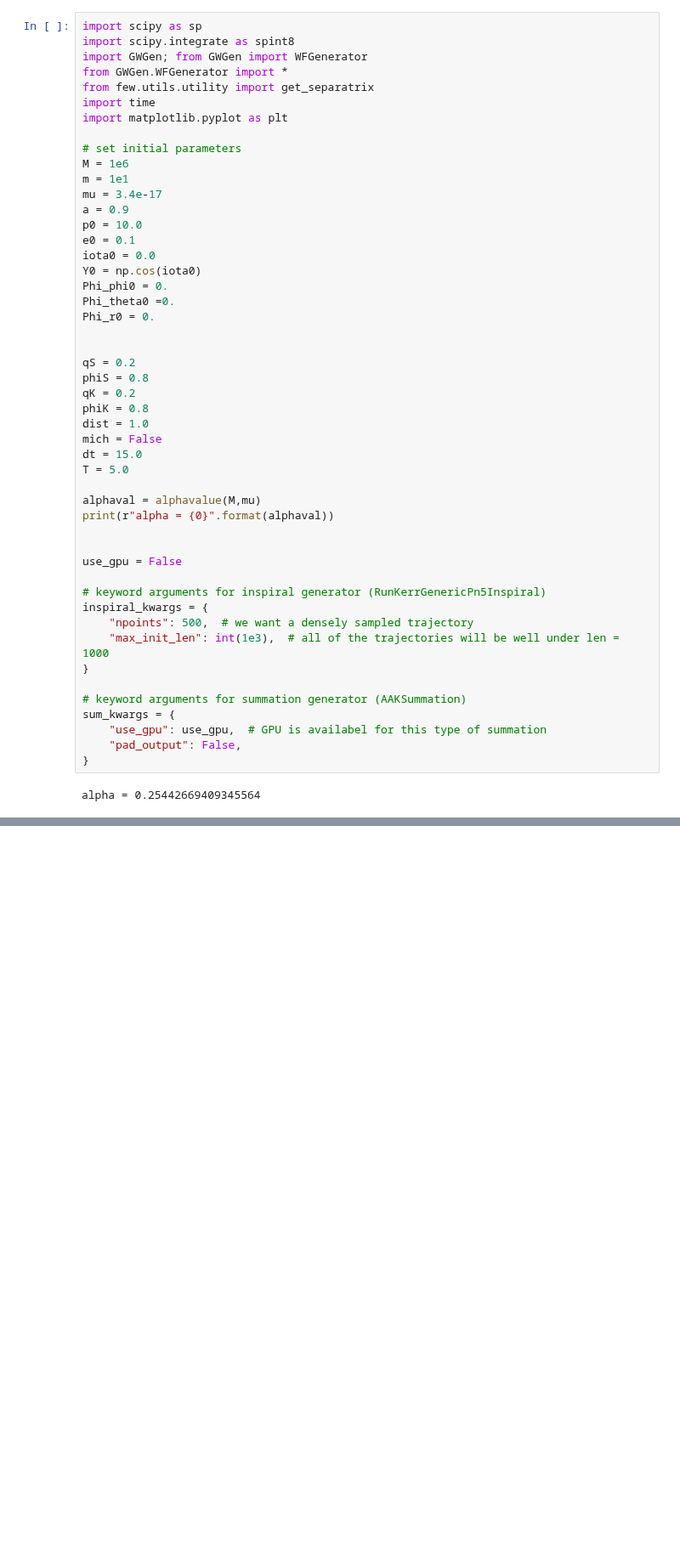
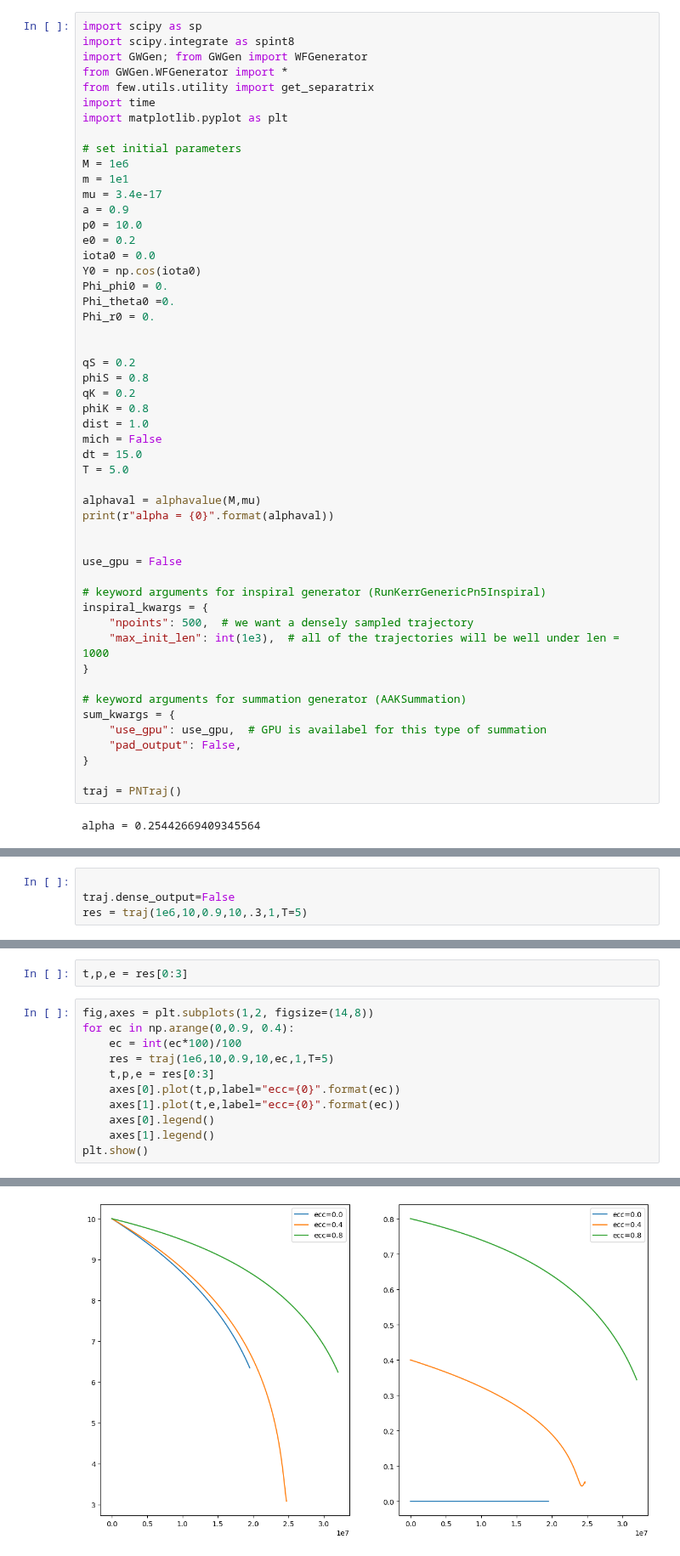
Before and after one commit to Shaun-F/GWGenerator, a Jupyter notebook: debugging/ODE_Solver.ipynb, the cells around one changed output, grey strips where cells are left out. Shown at 85% size. Saved outputs shown, nothing was run; the diff lists cells and outputs as text; blank space fills up the shorter version.

Commit message:
debugging kludge generator. Execution with eccentricity=0 ends at EdotN>0, but internal debugging shows EdotN<0 for entire integration

```diff
--- a/debugging/ODE_Solver.ipynb
+++ b/debugging/ODE_Solver.ipynb
@@ -13,7 +13,7 @@ m = 1e1
 mu = 3.4e-17
 a = 0.9
 p0 = 10.0
-e0 = 0.1
+e0 = 0.2
 iota0 = 0.0
 Y0 = np.cos(iota0)
 Phi_phi0 = 0.
@@ -47,5 +47,7 @@ sum_kwargs = {
     "use_gpu": use_gpu,  # GPU is availabel for this type of summation
     "pad_output": False,
 }
+
+traj = PNTraj()
 # %% [output]
 alpha = 0.25442669409345564
@@ -93,0 +54,4 @@ res["t"][-1]/yrtosec * 365
+# %%
+
+traj.dense_output=False
+res = traj(1e6,10,0.9,10,.3,1,T=5)
@@ -93,0 +76,14 @@ res["t"][-1]/yrtosec * 365
+# %%
+t,p,e = res[0:3]
+# %%
+fig,axes = plt.subplots(1,2, figsize=(14,8))
+for ec in np.arange(0,0.9, 0.4):
+    ec = int(ec*100)/100
+    res = traj(1e6,10,0.9,10,ec,1,T=5)
+    t,p,e = res[0:3]
+    axes[0].plot(t,p,label="ecc={0}".format(ec))
+    axes[1].plot(t,e,label="ecc={0}".format(ec))
+    axes[0].legend()
+    axes[1].legend()
+plt.show()
+# %% [output]
@@ -93,0 +107 @@ res["t"][-1]/yrtosec * 365
+[figure, added]
```
Also changed, not shown: parts of 10 cells of this notebook, 6 other files.
